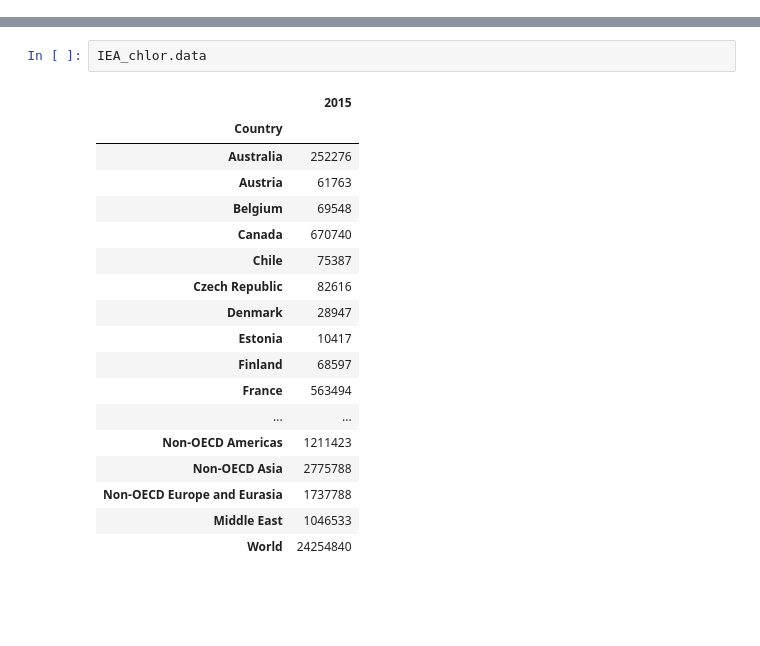
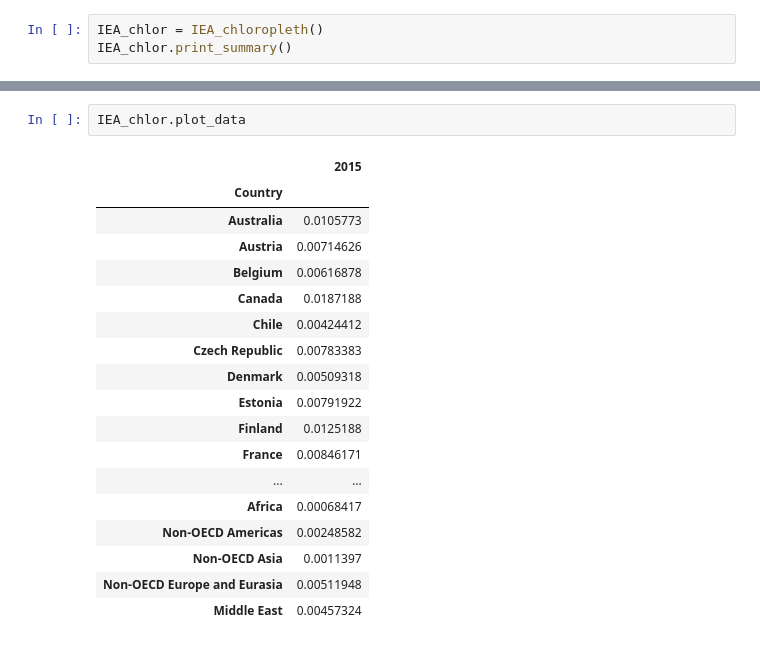
Before and after one commit to pchumphreys/Sustainable-Energy, a Jupyter notebook: Chloropleth plot/plot_chloropleth_IEA_2017.ipynb, the cells around one changed output, grey strips where cells are left out. Drawn from its saved outputs; the diff is of its cells as text; blank space fills up the shorter version.

Commit message:
Fully cleaned up chlor, made nice and modular

```diff
--- a/Chloropleth plot/plot_chloropleth_IEA_2017.ipynb
+++ b/Chloropleth plot/plot_chloropleth_IEA_2017.ipynb
@@ -9,0 +8,3 @@ IEA_chlor = generate_chloropleth.chloropleth()
+# %%
+IEA_chlor = IEA_chloropleth()
+IEA_chlor.print_summary()
@@ -34,23 +64,23 @@ Recalculating
 [interactive output not drawn]
 [interactive output not drawn]
 # %%
-IEA_chlor.data
+IEA_chlor.plot_data
 # %% [output]
 |  | 2015 |
 | Country |  |
-| Australia | 252276 |
-| Austria | 61763 |
-| Belgium | 69548 |
-| Canada | 670740 |
-| Chile | 75387 |
-| Czech Republic | 82616 |
-| Denmark | 28947 |
-| Estonia | 10417 |
-| Finland | 68597 |
-| France | 563494 |
+| Australia | 0.0105773 |
+| Austria | 0.00714626 |
+| Belgium | 0.00616878 |
+| Canada | 0.0187188 |
+| Chile | 0.00424412 |
+| Czech Republic | 0.00783383 |
+| Denmark | 0.00509318 |
+| Estonia | 0.00791922 |
+| Finland | 0.0125188 |
+| France | 0.00846171 |
 | ... | ... |
-| Non-OECD Americas | 1211423 |
-| Non-OECD Asia | 2775788 |
-| Non-OECD Europe and Eurasia | 1737788 |
-| Middle East | 1046533 |
-| World | 24254840 |
+| Africa | 0.00068417 |
+| Non-OECD Americas | 0.00248582 |
+| Non-OECD Asia | 0.0011397 |
+| Non-OECD Europe and Eurasia | 0.00511948 |
+| Middle East | 0.00457324 |
```
Also changed, not shown: parts of 5 cells of this notebook, 7 other files.
